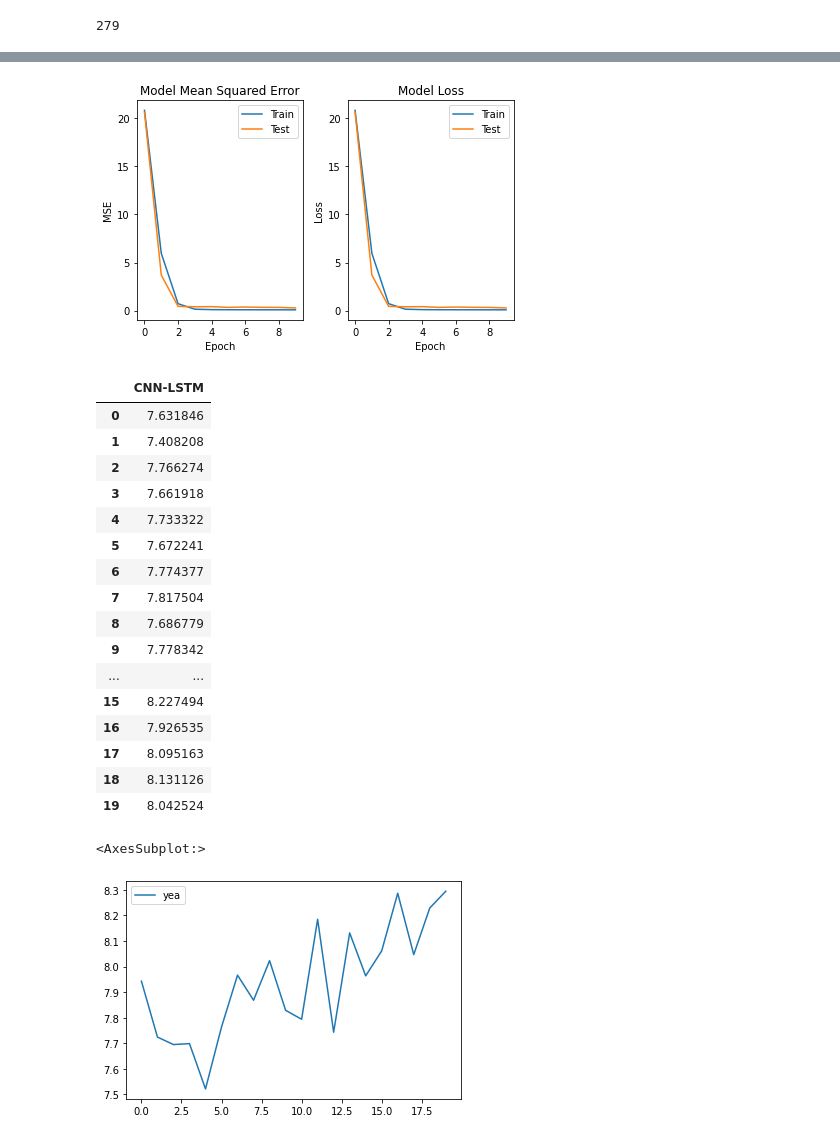
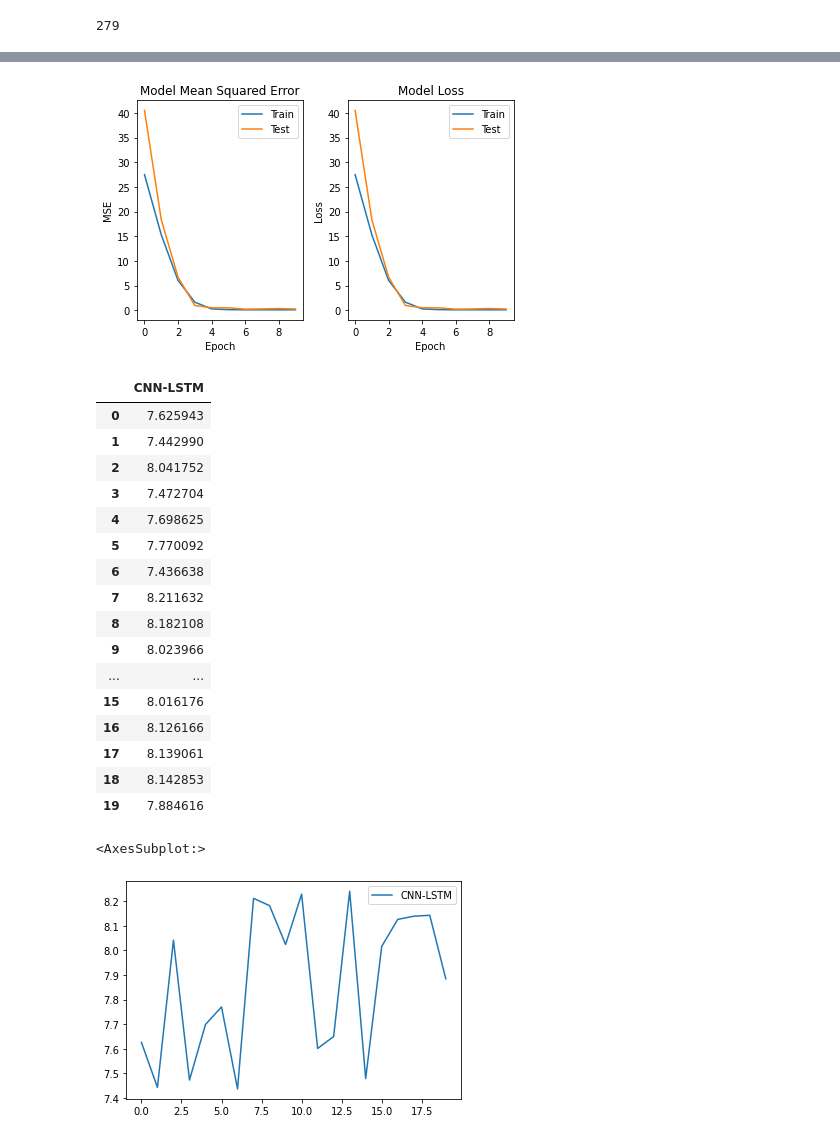
Before and after one commit to maxmekiska/arguing_predictors, a Jupyter notebook: notebooks/TestingEnviornment.ipynb, the cells around one changed output, grey strips where cells are left out. Drawn from its saved outputs; the diff is of its cells as text; code cells hidden in the pictures.

```diff
--- a/notebooks/TestingEnviornment.ipynb
+++ b/notebooks/TestingEnviornment.ipynb
@@ -182,7 +226,7 @@ len(prices)
 # %% [output]
 279
 # %%
-op4 = HybridUnivariatePredictor(prices,2, 24, 20)
+op4 = HybridUnivariatePredictor(prices,2, 24, 7)
 # %%
 op4.create_cnnlstm()
 # %%
@@ -233,7 +276,7 @@ Epoch 10/10
 # %%
 op4.show_performance()
 # %% [output]
-[figure, old version]
+[figure, new version]
 # %%
 oyea = prices[-25:-1]
 #oyea = X[-1]
@@ -246,24 +289,24 @@ nice
 #noice = pd.DataFrame(noice, columns=['yea'])
 # %% [output]
 |  | CNN-LSTM |
-| 0 | 7.631846 |
-| 1 | 7.408208 |
-| 2 | 7.766274 |
-| 3 | 7.661918 |
-| 4 | 7.733322 |
-| 5 | 7.672241 |
-| 6 | 7.774377 |
-| 7 | 7.817504 |
-| 8 | 7.686779 |
-| 9 | 7.778342 |
+| 0 | 7.625943 |
+| 1 | 7.442990 |
+| 2 | 8.041752 |
+| 3 | 7.472704 |
+| 4 | 7.698625 |
+| 5 | 7.770092 |
+| 6 | 7.436638 |
+| 7 | 8.211632 |
+| 8 | 8.182108 |
+| 9 | 8.023966 |
 | ... | ... |
-| 15 | 8.227494 |
-| 16 | 7.926535 |
-| 17 | 8.095163 |
-| 18 | 8.131126 |
-| 19 | 8.042524 |
+| 15 | 8.016176 |
+| 16 | 8.126166 |
+| 17 | 8.139061 |
+| 18 | 8.142853 |
+| 19 | 7.884616 |
 # %%
-noice.plot()
+nice.plot()
 # %% [output]
 <AxesSubplot:>
-[figure, old version]
+[figure, new version]
```
Also changed, not shown: parts of 9 cells of this notebook, 2 other files.
